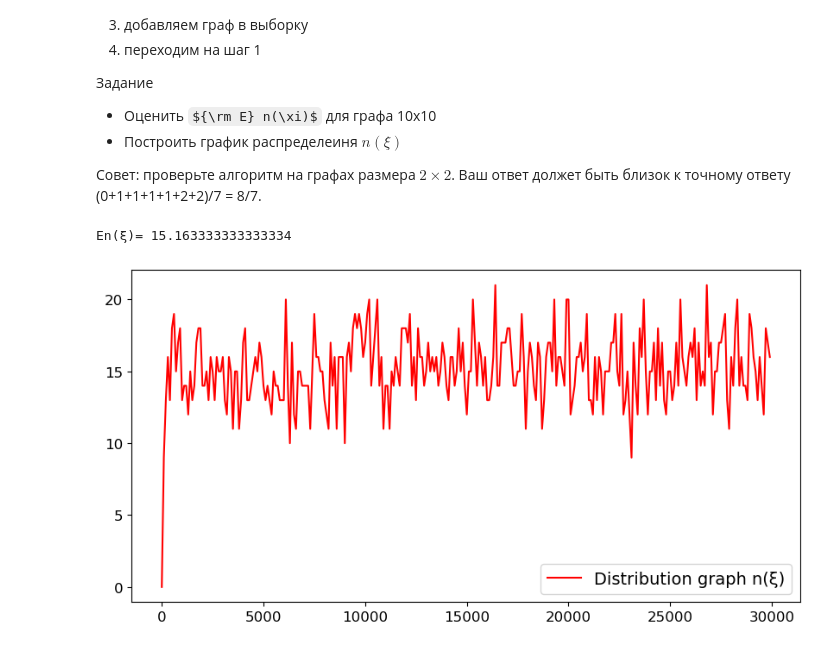
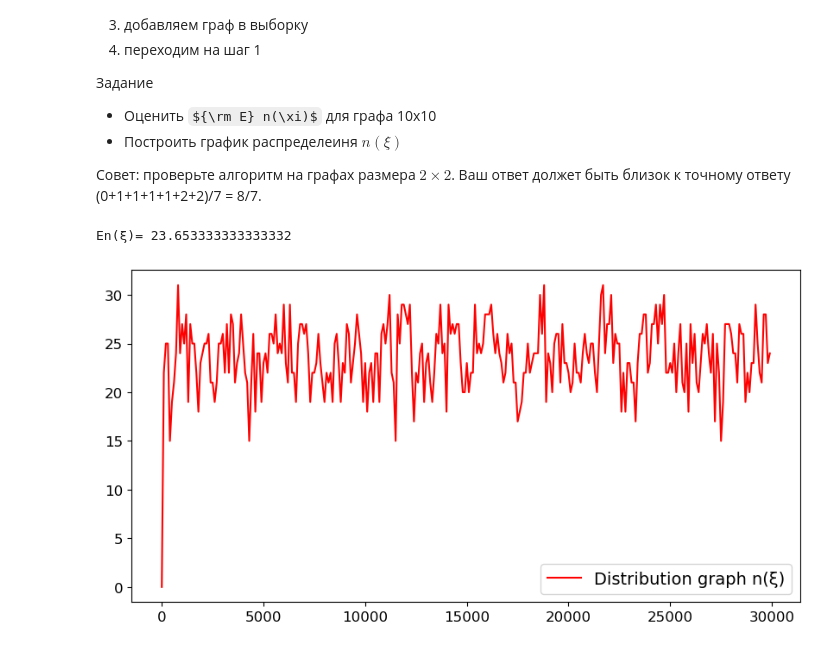
Before and after one commit to BeytullaevER/Homework, a Jupyter notebook: Homework_6.ipynb, the cells around one changed output. Drawn from its saved outputs; the diff is of its cells as text; code cells hidden in the pictures; some formulas as TeX source.

```diff
--- a/Homework_6.ipynb
+++ b/Homework_6.ipynb
@@ -144,33 +144,33 @@ def MCMC(graph, n):
             graph[i][j]=1
       elif j==n-1:
         if graph[i-1][j]!=1 and graph[i][j-1]!=1 and graph[i+1][j]!=1:
           if np.random.randint(0, 2)==1:
             graph[i][j]=1
       else:
         if graph[i-1][j]!=1 and graph[i][j-1]!=1 and graph[i+1][j]!=1 and graph[i][j+1]!=1:
           if np.random.randint(0, 2)==1:
             graph[i][j]=1
   else:
     if np.random.randint(0, 2)==1:
       graph[i][j]=0
   return graph
 
-n=8
+n=10
 N=30000
 n_ksi=np.zeros(N)
 graph=np.zeros((n, n))
 for i in range (N):
   n_ksi[i]=np.sum(MCMC(graph, n))
 
 print('En(ξ)=', np.sum(n_ksi[::100])/(N/100))
 
 fig = plt.figure(figsize=(10, 5))
 fig.patch.set_facecolor('xkcd:white')
 plt.plot(np.arange(0, 30000, 100), n_ksi[::100], label='Distribution graph n(ξ)', c='red')
 plt.legend(fontsize=14)
 plt.xticks(fontsize=12)
 plt.yticks(fontsize=12)
 plt.show()
 # %% [output]
-En(ξ)= 15.163333333333334
+En(ξ)= 23.653333333333332
-[figure, old version]
+[figure, new version]
```
